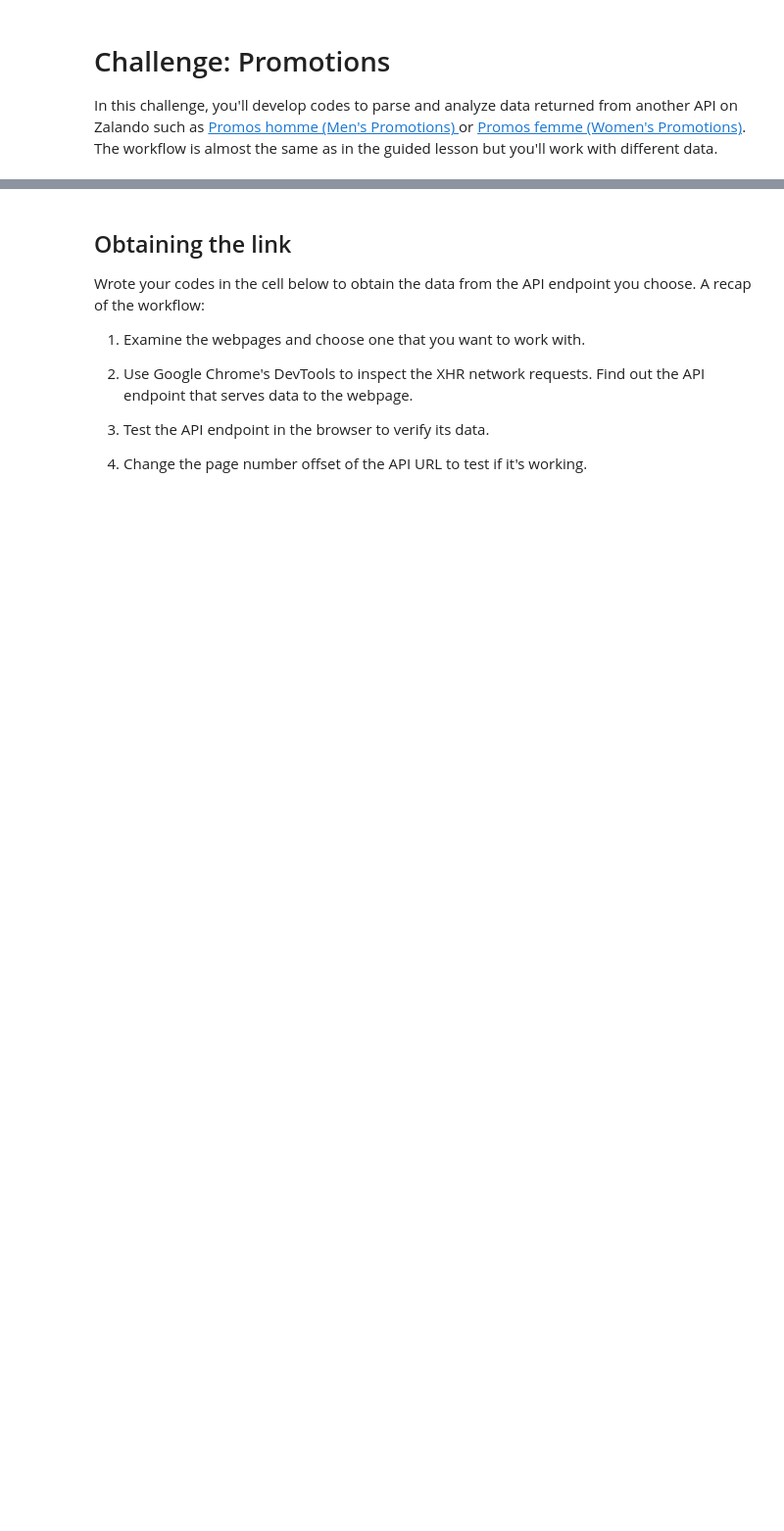
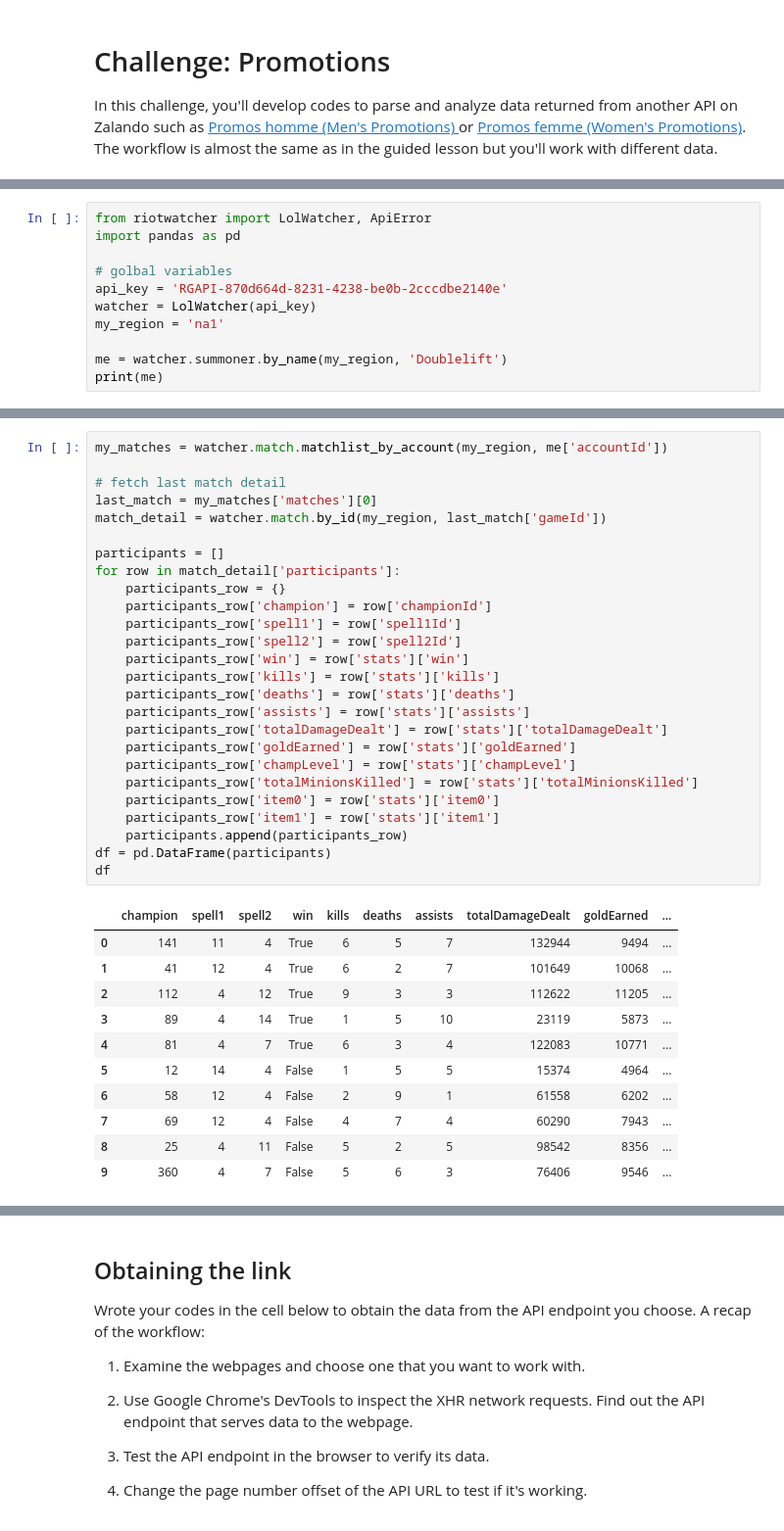
Before and after one commit to Ironhack-Data-Madrid-Abril-2021/lab_parsing_api, a Jupyter notebook: your-code/main.ipynb, the cells around one changed output, grey strips where cells are left out. Shown: that part at 98% size. Drawn from its saved outputs; the diff is of its cells as text; blank space fills up the shorter version.

```diff
--- a/your-code/main.ipynb
+++ b/your-code/main.ipynb
@@ -5,0 +17,11 @@ In this challenge, you'll develop codes to parse and analyze data returned from
+# %%
+from riotwatcher import LolWatcher, ApiError
+import pandas as pd
+
+# golbal variables
+api_key = 'RGAPI-870d664d-8231-4238-be0b-2cccdbe2140e'
+watcher = LolWatcher(api_key)
+my_region = 'na1'
+
+me = watcher.summoner.by_name(my_region, 'Doublelift')
+print(me)
@@ -5,0 +36,38 @@ In this challenge, you'll develop codes to parse and analyze data returned from
+# %%
+my_matches = watcher.match.matchlist_by_account(my_region, me['accountId'])
+
+# fetch last match detail
+last_match = my_matches['matches'][0]
+match_detail = watcher.match.by_id(my_region, last_match['gameId'])
+
+participants = []
+for row in match_detail['participants']:
+    participants_row = {}
+    participants_row['champion'] = row['championId']
+    participants_row['spell1'] = row['spell1Id']
+    participants_row['spell2'] = row['spell2Id']
+    participants_row['win'] = row['stats']['win']
+    participants_row['kills'] = row['stats']['kills']
+    participants_row['deaths'] = row['stats']['deaths']
+    participants_row['assists'] = row['stats']['assists']
+    participants_row['totalDamageDealt'] = row['stats']['totalDamageDealt']
+    participants_row['goldEarned'] = row['stats']['goldEarned']
+    participants_row['champLevel'] = row['stats']['champLevel']
+    participants_row['totalMinionsKilled'] = row['stats']['totalMinionsKilled']
+    participants_row['item0'] = row['stats']['item0']
+    participants_row['item1'] = row['stats']['item1']
+    participants.append(participants_row)
+df = pd.DataFrame(participants)
+df
+# %% [output]
+|  | champion | spell1 | spell2 | win | kills | deaths | assists | totalDamageDealt | goldEarned | ... |
+| 0 | 141 | 11 | 4 | True | 6 | 5 | 7 | 132944 | 9494 | ... |
+| 1 | 41 | 12 | 4 | True | 6 | 2 | 7 | 101649 | 10068 | ... |
+| 2 | 112 | 4 | 12 | True | 9 | 3 | 3 | 112622 | 11205 | ... |
+| 3 | 89 | 4 | 14 | True | 1 | 5 | 10 | 23119 | 5873 | ... |
+| 4 | 81 | 4 | 7 | True | 6 | 3 | 4 | 122083 | 10771 | ... |
+| 5 | 12 | 14 | 4 | False | 1 | 5 | 5 | 15374 | 4964 | ... |
+| 6 | 58 | 12 | 4 | False | 2 | 9 | 1 | 61558 | 6202 | ... |
+| 7 | 69 | 12 | 4 | False | 4 | 7 | 4 | 60290 | 7943 | ... |
+| 8 | 25 | 4 | 11 | False | 5 | 2 | 5 | 98542 | 8356 | ... |
+| 9 | 360 | 4 | 7 | False | 5 | 6 | 3 | 76406 | 9546 | ... |
```
Also changed, not shown: parts of 24 cells of this notebook.
